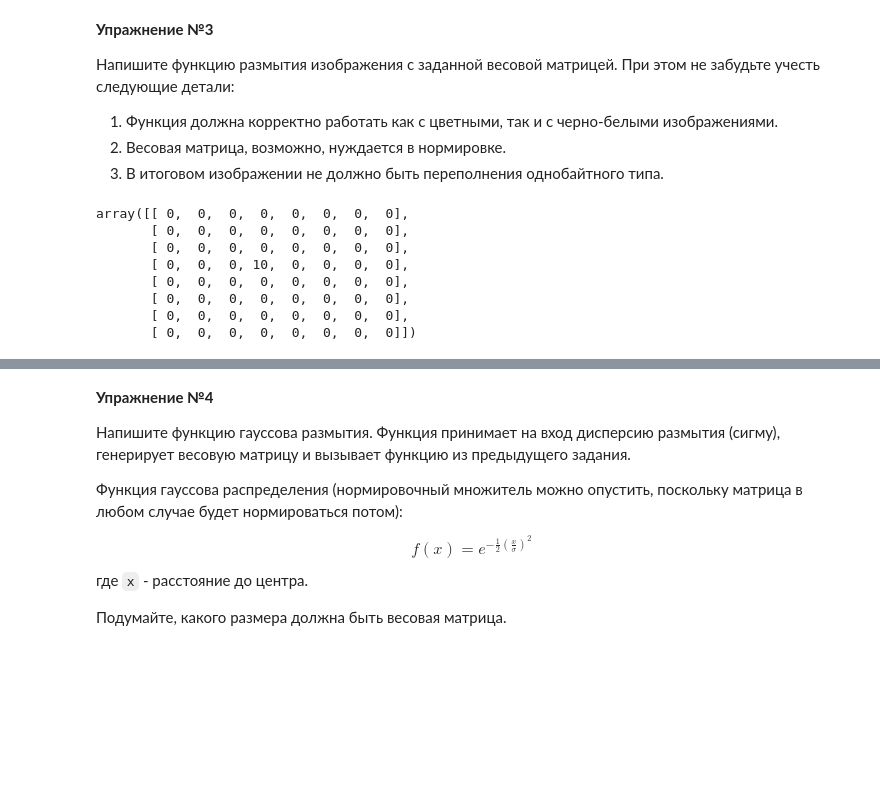
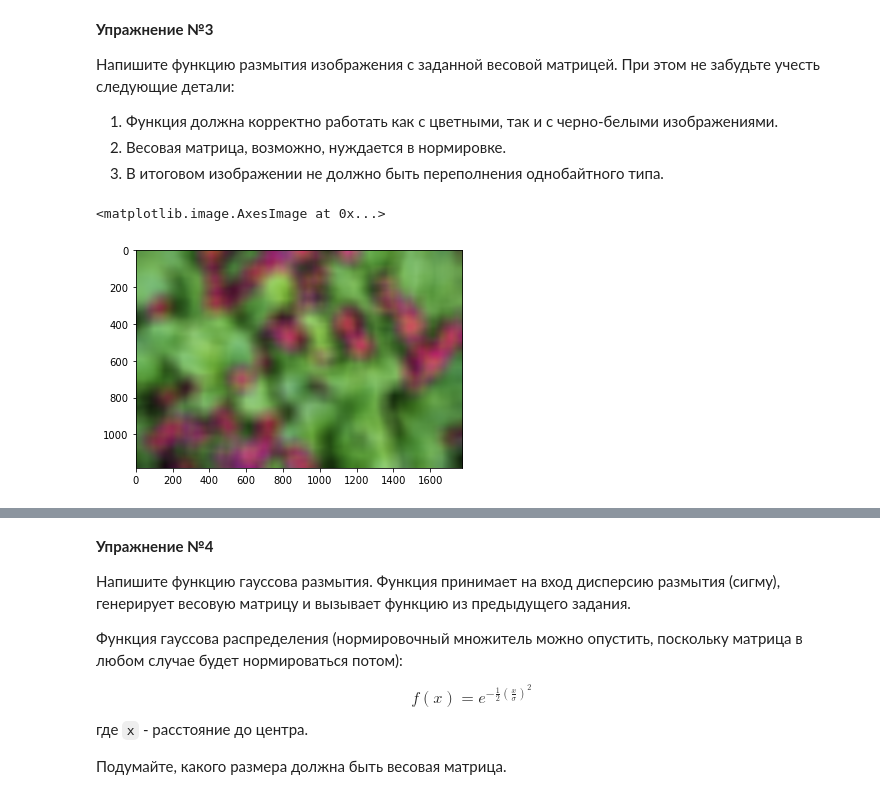
Before and after one commit to polyakova-polina/infa_2022_lfi, a Jupyter notebook: Polyakova_lab5.ipynb, the cells around one changed output, grey strips where cells are left out. Saved outputs shown, nothing was run; the diff lists cells and outputs as text; code cells hidden in the pictures; blank space fills up the shorter version.

```diff
--- a/Polyakova_lab5.ipynb
+++ b/Polyakova_lab5.ipynb
@@ -191,46 +204,27 @@ AttributeError: module 'scipy' has no attribute 'ndimage'
 1. Функция должна корректно работать как с цветными, так и с черно-белыми изображениями.
 2. Весовая матрица, возможно, нуждается в нормировке.
 3. В итоговом изображении не должно быть переполнения однобайтного типа.
-# %%
-def pad(img_array, weights_array):
-    k = len(weights_array[0])//2
-    t = [0]*(len(img_array.T[0])+2*k)
-    for i in range (len(t)):
-        t[i] = [0]*(len(img_array[0])+2*k)
-    t = np.array(t)
-    for i in range (len(t.T[0])):
-        for j in range (len(t[0])):
-            if (i<k) or (j<k) or (i>len(t.T[0])-k-1) or (j>len(t[0])-k-1):
-                t[i][j] = 0
-            else:
-                t[i][j] = img_array[i-k][j-k]
-    return t
-a = np.zeros((4, 4))
-a[1, 1] = 10
-w = np.array([[0, 0, 0, 0, 0], [1/16, 2/16, 1/16, 0, 0], [2/16, 4/16, 2/16, 0, 0], [1/16, 2/16, 1/16, 0, 0], [0, 0, 0, 0, 0]])
-pad(a, w)
-# %% [output]
-array([[ 0,  0,  0,  0,  0,  0,  0,  0],
-       [ 0,  0,  0,  0,  0,  0,  0,  0],
-       [ 0,  0,  0,  0,  0,  0,  0,  0],
-       [ 0,  0,  0, 10,  0,  0,  0,  0],
-       [ 0,  0,  0,  0,  0,  0,  0,  0],
-       [ 0,  0,  0,  0,  0,  0,  0,  0],
-       [ 0,  0,  0,  0,  0,  0,  0,  0],
-       [ 0,  0,  0,  0,  0,  0,  0,  0]])
 # %%
+from PIL import Image
+import matplotlib.pyplot as plt
+import numpy as np
+import scipy
+import random
+#
 def blur(img_array, weights_array):
-    """
-    Вычисляет свертку изображения и нормированной весовой матрицы.
-    """
-    img_array = pad(img_array, weights_array)
-    d = [0]*len(img_array.T[0])
-    for i in range (len(d)):
-        d[i] = [0]*len(img_array[0])
-    for i in range (1, len(img_array.T[0])-1):
-        for j in range (1, len(img_array[0])-1):
-            for k1 in range(len(weights_array.T[0])):
-                for k2 in range(len(weights_array[0])):
-                    d[i][j] = d[i][j] + weights_array[k1][k2]*img_array[i-1+k1][j-1+k2]
-    return (d)
-    pass
+    weights_array /= weights_array.sum()
+    for i in range(3):
+        img_array[:, :, i] = scipy.ndimage.convolve(img_array[:, :, i], weights_array)
+    img_array[img_array > 255] = 255
+#
+
+img = Image.open('flowers.jpg')
+img_arr = np.array(img)
+random.seed(version=2)
+w_size = 100
+w = np.array([[random.randrange(0, 100, 1) for j in range(w_size)] for i in range(w_size)], dtype = float)
+blur(img_arr, w)
+plt.imshow(img_arr)
+# %% [output]
+<matplotlib.image.AxesImage at 0x...>
+[figure, added]
```
Also changed, not shown: parts of 17 cells of this notebook.
